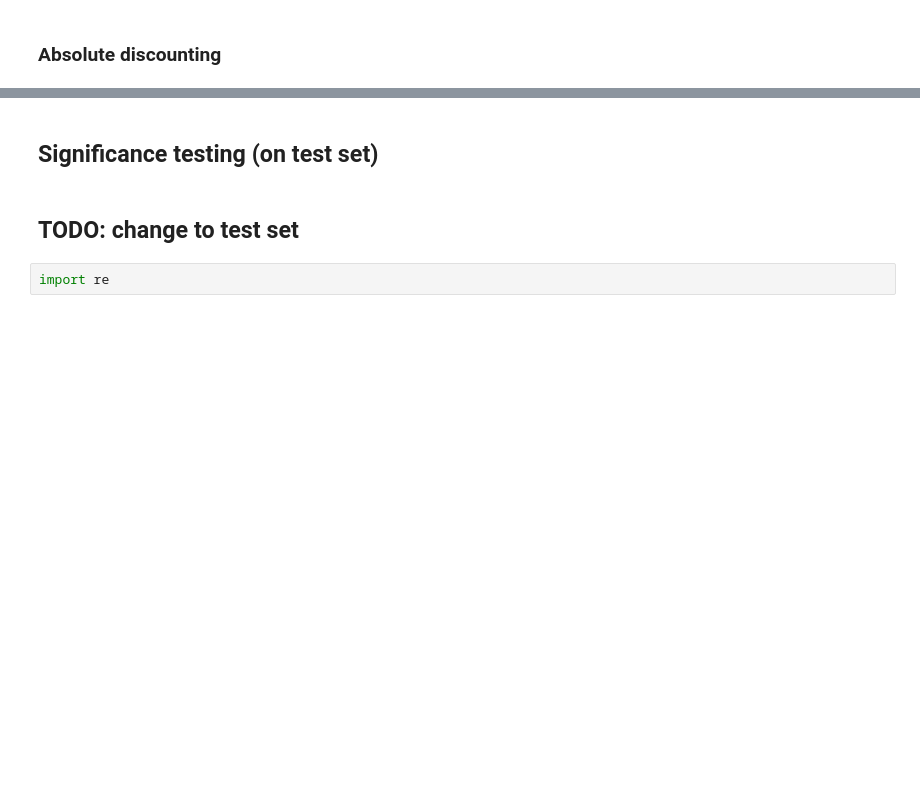
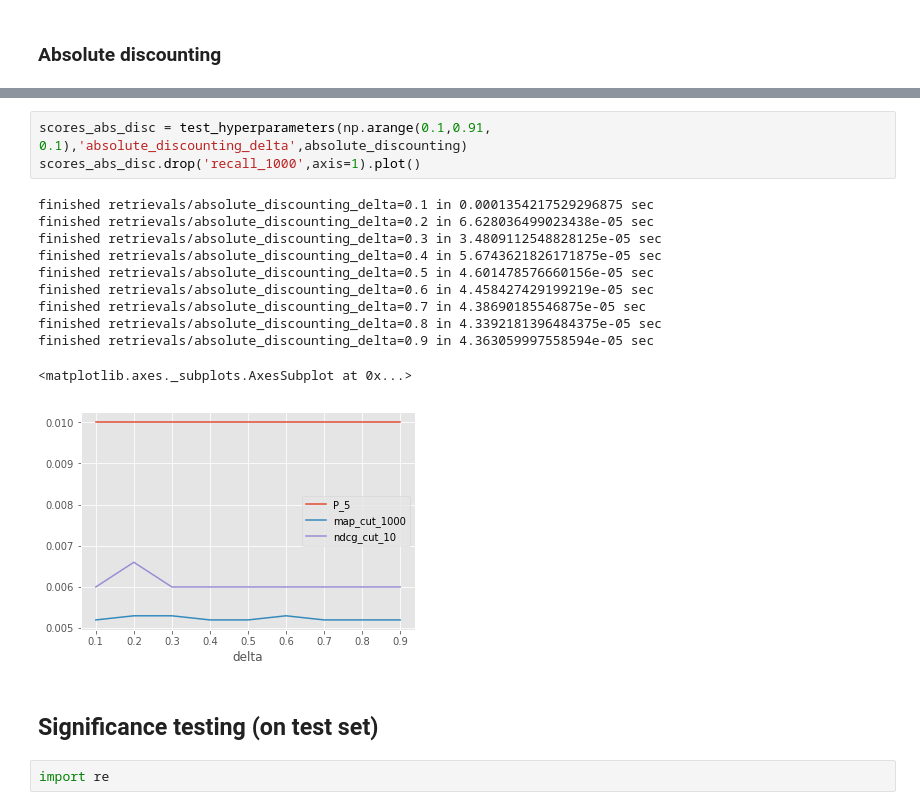
Before and after one commit to littlewine/search-struct-unstruct-data, a Jupyter notebook: assignment 1 Antonis.ipynb, the cells around one changed output, grey strips where cells are left out. Saved outputs shown, nothing was run; the diff lists cells and outputs as text; blank space fills up the shorter version.

```diff
--- a/assignment 1 Antonis.ipynb
+++ b/assignment 1 Antonis.ipynb
@@ -769,7 +791,20 @@ scores.drop('recall_1000',axis=1).plot()
+# %%
+scores_abs_disc = test_hyperparameters(np.arange(0.1,0.91, 0.1),'absolute_discounting_delta',absolute_discounting)
+scores_abs_disc.drop('recall_1000',axis=1).plot()
+# %% [output]
+finished retrievals/absolute_discounting_delta=0.1 in 0.0001354217529296875 sec
+finished retrievals/absolute_discounting_delta=0.2 in 6.628036499023438e-05 sec
+finished retrievals/absolute_discounting_delta=0.3 in 3.4809112548828125e-05 sec
+finished retrievals/absolute_discounting_delta=0.4 in 5.6743621826171875e-05 sec
+finished retrievals/absolute_discounting_delta=0.5 in 4.601478576660156e-05 sec
+finished retrievals/absolute_discounting_delta=0.6 in 4.458427429199219e-05 sec
+finished retrievals/absolute_discounting_delta=0.7 in 4.38690185546875e-05 sec
+finished retrievals/absolute_discounting_delta=0.8 in 4.3392181396484375e-05 sec
+finished retrievals/absolute_discounting_delta=0.9 in 4.363059997558594e-05 sec
+<matplotlib.axes._subplots.AxesSubplot at 0x...>
+[figure, added]
 # %% [markdown]
 ## Significance testing (on test set)
-# %% [markdown]
-## TODO: change to test set
 # %%
 import re
 # %%
```
Also changed, not shown: parts of 66 cells of this notebook, 1 other file.
